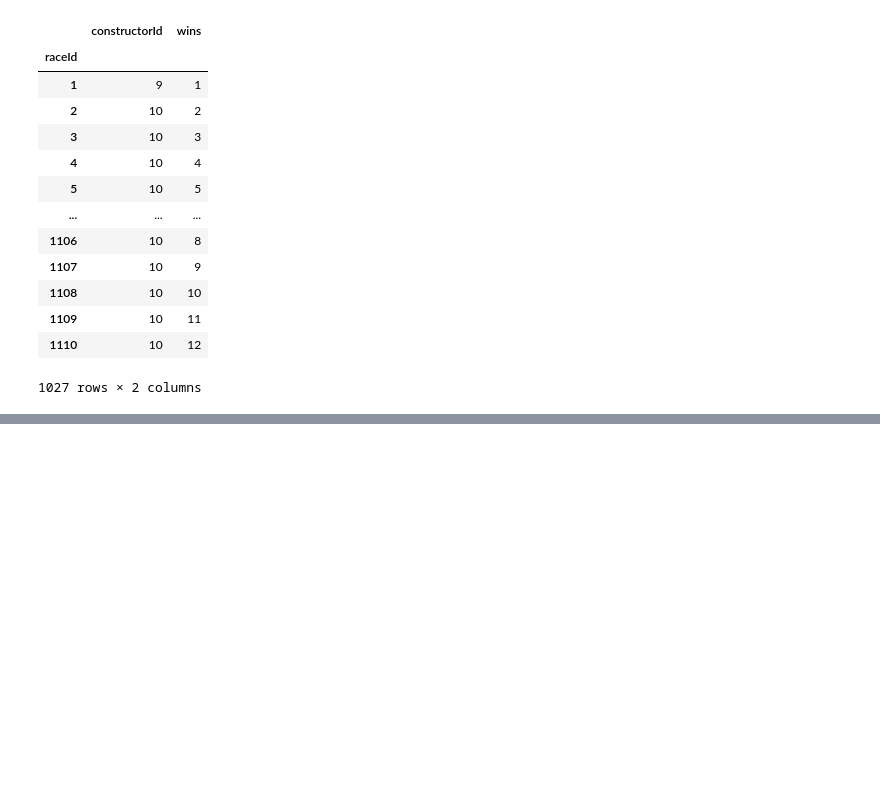
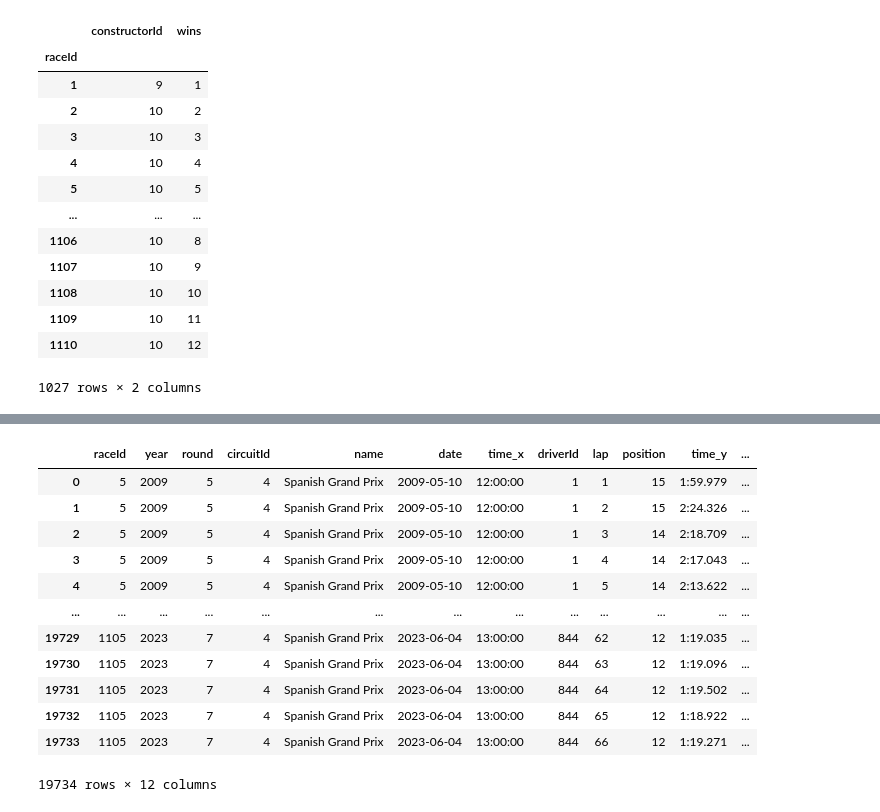
Before and after one commit to n8taylor/cs5830_final_project, a Jupyter notebook: finalProject.ipynb, the cells around one changed output, grey strips where cells are left out. Cells and saved outputs as stored; diff of their text form; code cells hidden in the pictures; blank space fills up the shorter version.

```diff
--- a/finalProject.ipynb
+++ b/finalProject.ipynb
@@ -239,0 +287,21 @@ constructor_standings.groupby('raceId').agg({'constructorId': 'count', 'wins': '
+# %%
+spanish_circuit = races.loc[races['circuitId'] == 4]
+spanish_circuit = spanish_circuit[spanish_circuit.year >= 2008]
+spanish_circuit.drop(['url', 'fp1_date','fp1_time', 'fp2_date', 'fp2_time', 'fp3_date', 'fp3_time', 'quali_date', 'quali_time', 'sprint_date', 'sprint_time'], axis=1,  inplace=True)
+
+merged_spanish_circuit =  pd.merge(spanish_circuit, lap_times, on='raceId')
+display(merged_spanish_circuit)
+# %% [output]
+|  | raceId | year | round | circuitId | name | date | time_x | driverId | lap | position | time_y | ... |
+| 0 | 5 | 2009 | 5 | 4 | Spanish Grand Prix | 2009-05-10 | 12:00:00 | 1 | 1 | 15 | 1:59.979 | ... |
+| 1 | 5 | 2009 | 5 | 4 | Spanish Grand Prix | 2009-05-10 | 12:00:00 | 1 | 2 | 15 | 2:24.326 | ... |
+| 2 | 5 | 2009 | 5 | 4 | Spanish Grand Prix | 2009-05-10 | 12:00:00 | 1 | 3 | 14 | 2:18.709 | ... |
+| 3 | 5 | 2009 | 5 | 4 | Spanish Grand Prix | 2009-05-10 | 12:00:00 | 1 | 4 | 14 | 2:17.043 | ... |
+| 4 | 5 | 2009 | 5 | 4 | Spanish Grand Prix | 2009-05-10 | 12:00:00 | 1 | 5 | 14 | 2:13.622 | ... |
+| ... | ... | ... | ... | ... | ... | ... | ... | ... | ... | ... | ... | ... |
+| 19729 | 1105 | 2023 | 7 | 4 | Spanish Grand Prix | 2023-06-04 | 13:00:00 | 844 | 62 | 12 | 1:19.035 | ... |
+| 19730 | 1105 | 2023 | 7 | 4 | Spanish Grand Prix | 2023-06-04 | 13:00:00 | 844 | 63 | 12 | 1:19.096 | ... |
+| 19731 | 1105 | 2023 | 7 | 4 | Spanish Grand Prix | 2023-06-04 | 13:00:00 | 844 | 64 | 12 | 1:19.502 | ... |
+| 19732 | 1105 | 2023 | 7 | 4 | Spanish Grand Prix | 2023-06-04 | 13:00:00 | 844 | 65 | 12 | 1:18.922 | ... |
+| 19733 | 1105 | 2023 | 7 | 4 | Spanish Grand Prix | 2023-06-04 | 13:00:00 | 844 | 66 | 12 | 1:19.271 | ... |
+19734 rows × 12 columns
```
Also changed, not shown: parts of 12 cells of this notebook.
